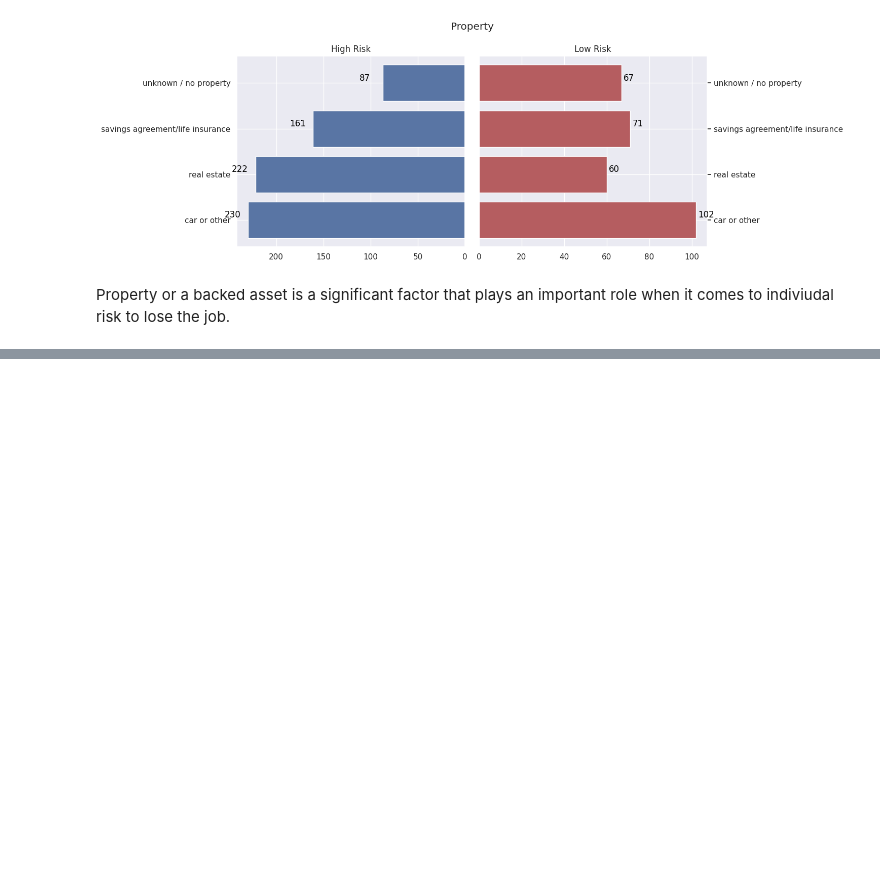
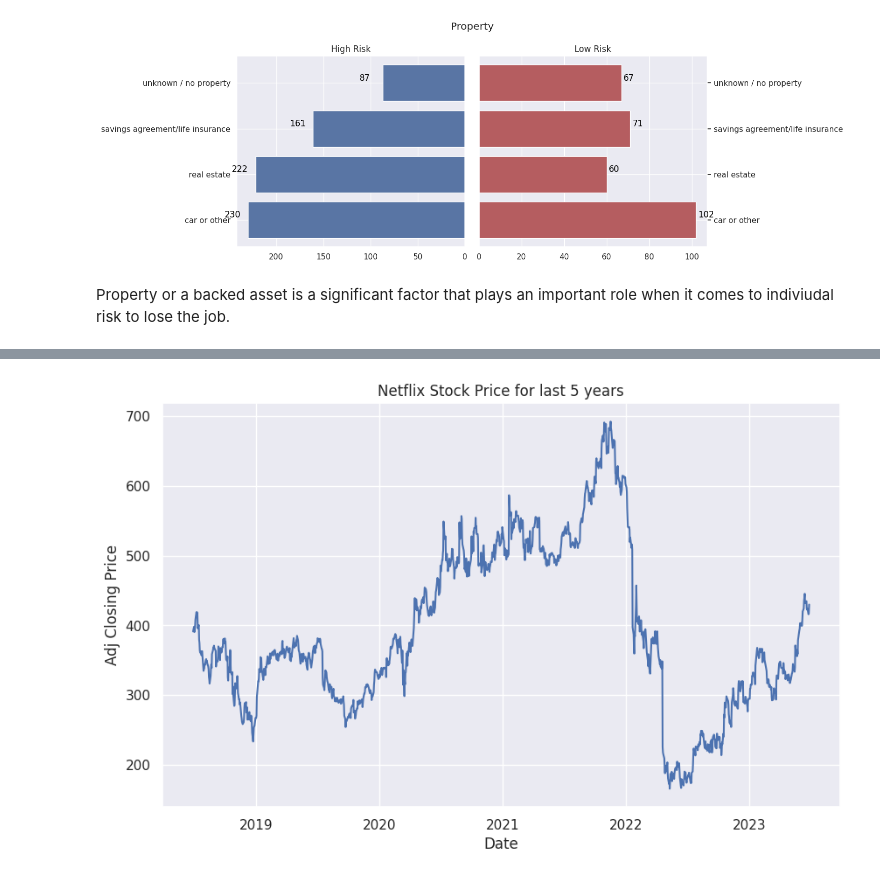
Before and after one commit to aniket-khanchi/ML_Projects, a Jupyter notebook: EDA/credit_data.ipynb, the cells around one changed output, grey strips where cells are left out. Saved outputs shown, nothing was run; the diff lists cells and outputs as text; code cells hidden in the pictures; blank space fills up the shorter version.

```diff
--- a/EDA/credit_data.ipynb
+++ b/EDA/credit_data.ipynb
@@ -174,0 +178,13 @@ Property or a backed asset is a significant factor that plays an important role
+# %%
+# Define the ticker symbol for Netflix (NFLX)
+ticker = "NFLX"
+
+# Define the start and end dates for the data
+start_date = "2018-06-29"
+end_date = "2023-06-29"
+
+# Retrieve the stock data from Yahoo Finance
+data = yf.download(ticker, start=start_date, end=end_date)
+
+# Print the retrieved data
+print(data.head())
@@ -174,0 +208,10 @@ Property or a backed asset is a significant factor that plays an important role
+# %%
+# Plot the closing price over time
+plt.figure(figsize=(10, 6))
+plt.plot(data['Adj Close'])
+plt.xlabel('Date')
+plt.ylabel('Adj Closing Price')
+plt.title('Netflix Stock Price for last 5 years')
+plt.show()
+# %% [output]
+[figure, added]
```
Also changed, not shown: parts of 6 cells of this notebook, 6 other files.
